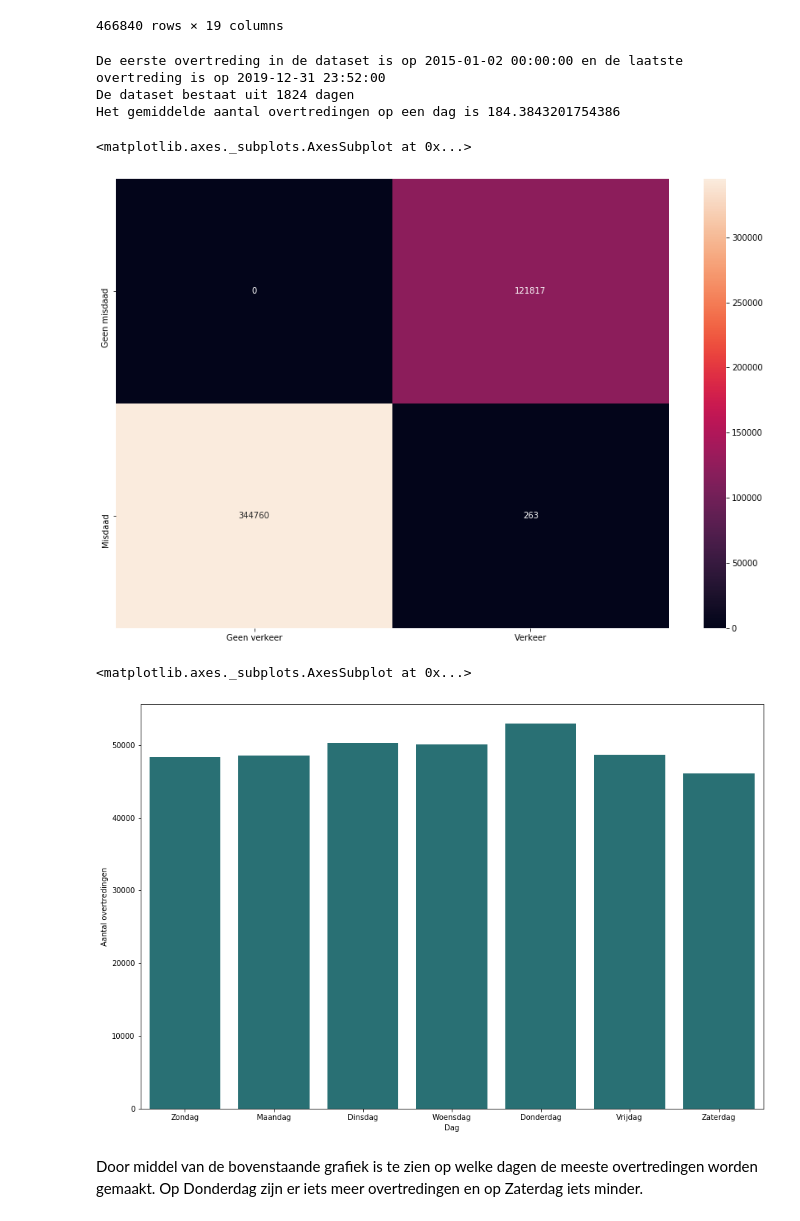
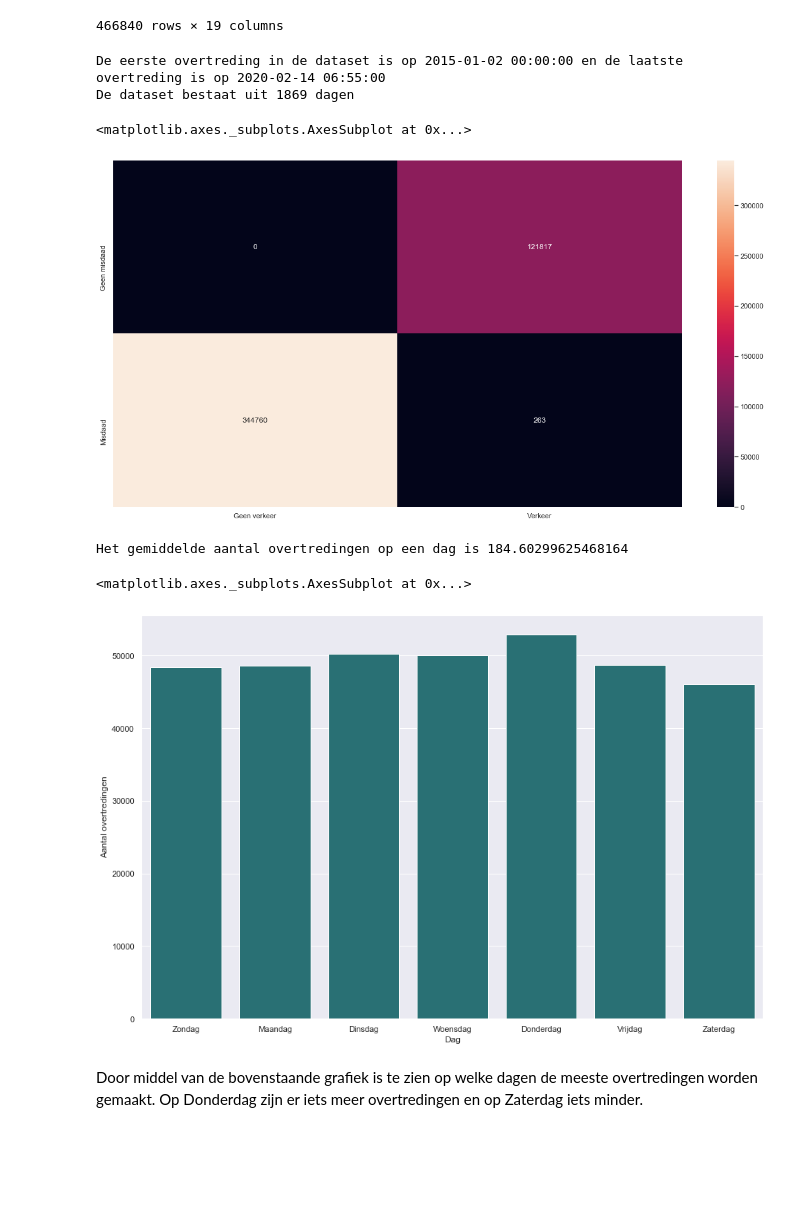
Before and after one commit to S1068835/Misdaad-Denver, a Jupyter notebook: Individuele-Notebooks/Tim Roskam.ipynb, the cells around one changed output. Cells and saved outputs as stored; diff of their text form; code cells hidden in the pictures; blank space fills up the shorter version.

```diff
--- a/Individuele-Notebooks/Tim Roskam.ipynb
+++ b/Individuele-Notebooks/Tim Roskam.ipynb
@@ -51,19 +51,16 @@ crime.index = pd.DatetimeIndex(crime["FIRST_OCCURRENCE_DATE"])
 print("De eerste overtreding in de dataset is op {} en de laatste overtreding is op {}".format(crime.index.min(), crime.index.max()))
 periode = crime.index.max() - crime.index.min()
 print("De dataset bestaat uit %s dagen" %(periode.days))
-gemiddelde = len(crime.index) / periode.days
-print("Het gemiddelde aantal overtredingen op een dag is {}".format(gemiddelde))
 # %% [output]
-De eerste overtreding in de dataset is op 2015-01-02 00:00:00 en de laatste overtreding is op 2019-12-31 23:52:00
-De dataset bestaat uit 1824 dagen
-Het gemiddelde aantal overtredingen op een dag is 184.3843201754386
+De eerste overtreding in de dataset is op 2015-01-02 00:00:00 en de laatste overtreding is op 2020-02-14 06:55:00
+De dataset bestaat uit 1869 dagen
 # %%
-plt.figure(figsize=(15,10))
+sns.set(rc={ 'figure.figsize':(20.0, 10.0)})
 crime_and_traffic = pd.crosstab(index=crime['IS_CRIME'],
                                 columns=crime['IS_TRAFFIC'])
 crime_and_traffic.index = ["Geen misdaad", "Misdaad"]
 crime_and_traffic.columns = ["Geen verkeer", "Verkeer"]
 sns.heatmap(crime_and_traffic, annot=True, fmt="d")
 # %% [output]
 <matplotlib.axes._subplots.AxesSubplot at 0x...>
-[figure, old version]
+[figure, new version]
@@ -72,3 +67,9 @@ crime = crime[crime.IS_CRIME != 0]
+# %%
+crime = crime[crime.IS_CRIME != 0]
+gemiddelde = len(crime.index) / periode.days
+print("Het gemiddelde aantal overtredingen op een dag is {}".format(gemiddelde))
+# %% [output]
+Het gemiddelde aantal overtredingen op een dag is 184.60299625468164
 # %%
 crime.FIRST_OCCURRENCE_DATE = pd.to_datetime(crime.FIRST_OCCURRENCE_DATE)
 crime["HOUR"] = crime.FIRST_OCCURRENCE_DATE.dt.hour
@@ -86,7 +87,7 @@ plt.figure(figsize=(15,10))
 sns.barplot(x="Dag", y="Aantal overtredingen", color="#1c7b80", data=week_crime)
 # %% [output]
 <matplotlib.axes._subplots.AxesSubplot at 0x...>
-[figure, old version]
+[figure, new version]
 # %% [markdown]
 Door middel van de bovenstaande grafiek is te zien op welke dagen de meeste overtredingen worden gemaakt. Op Donderdag zijn er iets meer overtredingen en op Zaterdag iets minder.
 # %%
```
Also changed, not shown: parts of 5 cells of this notebook, 1 other file.
